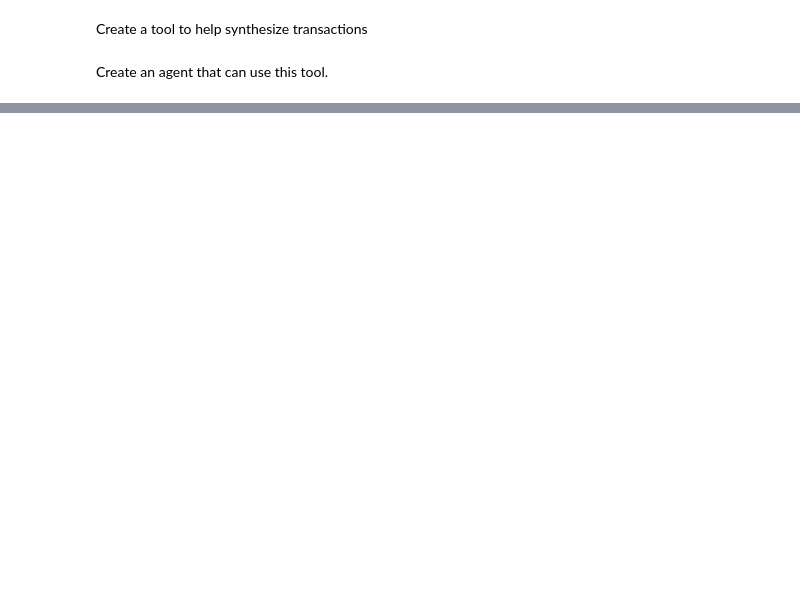
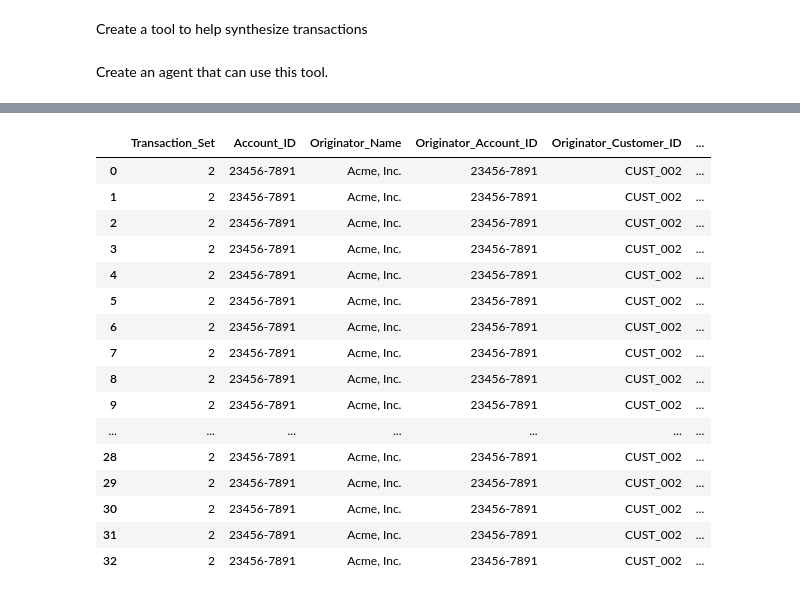
Before and after one commit to govindgnair23/SAR_to_Trxns, a Jupyter notebook: experiments/Sars_to_Trxns.ipynb, the cells around one changed output, grey strips where cells are left out. Saved outputs shown, nothing was run; the diff lists cells and outputs as text; code cells hidden in the pictures; blank space fills up the shorter version.

```diff
--- a/experiments/Sars_to_Trxns.ipynb
+++ b/experiments/Sars_to_Trxns.ipynb
@@ -1133,0 +1418,4 @@ df
+# %%
+# Reorder the columns to make Transaction_ID and Account_ID the first two columns
+column_order = ['Transaction_Set', 'Account_ID'] + [col for col in df.columns if col not in ['Transaction_Set', 'Account_ID']]
+df = df[column_order]
@@ -1133,0 +1435,39 @@ df
+# %%
+import pandas as pd
+# Flatten the dictionary into a list of rows
+flattened_data = []
+trxn_set = 2
+for key, inner_dict in trxns_dict2.items():
+    for transaction_id, transaction_details in inner_dict.items():
+        # Add the transaction ID and account ID to the details
+        transaction_details['Transaction_Set'] = trxn_set
+        transaction_details['Account_ID'] = key
+        flattened_data.append(transaction_details)
+
+# Convert the flattened data to a DataFrame
+df2 = pd.DataFrame(flattened_data)
+# %%
+# Reorder the columns to make Transaction_ID and Account_ID the first two columns
+# Reorder the columns to make Transaction_ID and Account_ID the first two columns
+column_order = ['Transaction_Set', 'Account_ID'] + [col for col in df.columns if col not in ['Transaction_Set', 'Account_ID']]
+df2 = df2[column_order]
+# %%
+df2
+# %% [output]
+|  | Transaction_Set | Account_ID | Originator_Name | Originator_Account_ID | Originator_Customer_ID | ... |
+| 0 | 2 | 23456-7891 | Acme, Inc. | 23456-7891 | CUST_002 | ... |
+| 1 | 2 | 23456-7891 | Acme, Inc. | 23456-7891 | CUST_002 | ... |
+| 2 | 2 | 23456-7891 | Acme, Inc. | 23456-7891 | CUST_002 | ... |
+| 3 | 2 | 23456-7891 | Acme, Inc. | 23456-7891 | CUST_002 | ... |
+| 4 | 2 | 23456-7891 | Acme, Inc. | 23456-7891 | CUST_002 | ... |
+| 5 | 2 | 23456-7891 | Acme, Inc. | 23456-7891 | CUST_002 | ... |
+| 6 | 2 | 23456-7891 | Acme, Inc. | 23456-7891 | CUST_002 | ... |
+| 7 | 2 | 23456-7891 | Acme, Inc. | 23456-7891 | CUST_002 | ... |
+| 8 | 2 | 23456-7891 | Acme, Inc. | 23456-7891 | CUST_002 | ... |
+| 9 | 2 | 23456-7891 | Acme, Inc. | 23456-7891 | CUST_002 | ... |
+| ... | ... | ... | ... | ... | ... | ... |
+| 28 | 2 | 23456-7891 | Acme, Inc. | 23456-7891 | CUST_002 | ... |
+| 29 | 2 | 23456-7891 | Acme, Inc. | 23456-7891 | CUST_002 | ... |
+| 30 | 2 | 23456-7891 | Acme, Inc. | 23456-7891 | CUST_002 | ... |
+| 31 | 2 | 23456-7891 | Acme, Inc. | 23456-7891 | CUST_002 | ... |
+| 32 | 2 | 23456-7891 | Acme, Inc. | 23456-7891 | CUST_002 | ... |
```
Also changed, not shown: parts of 48 cells of this notebook, 5 other files.
